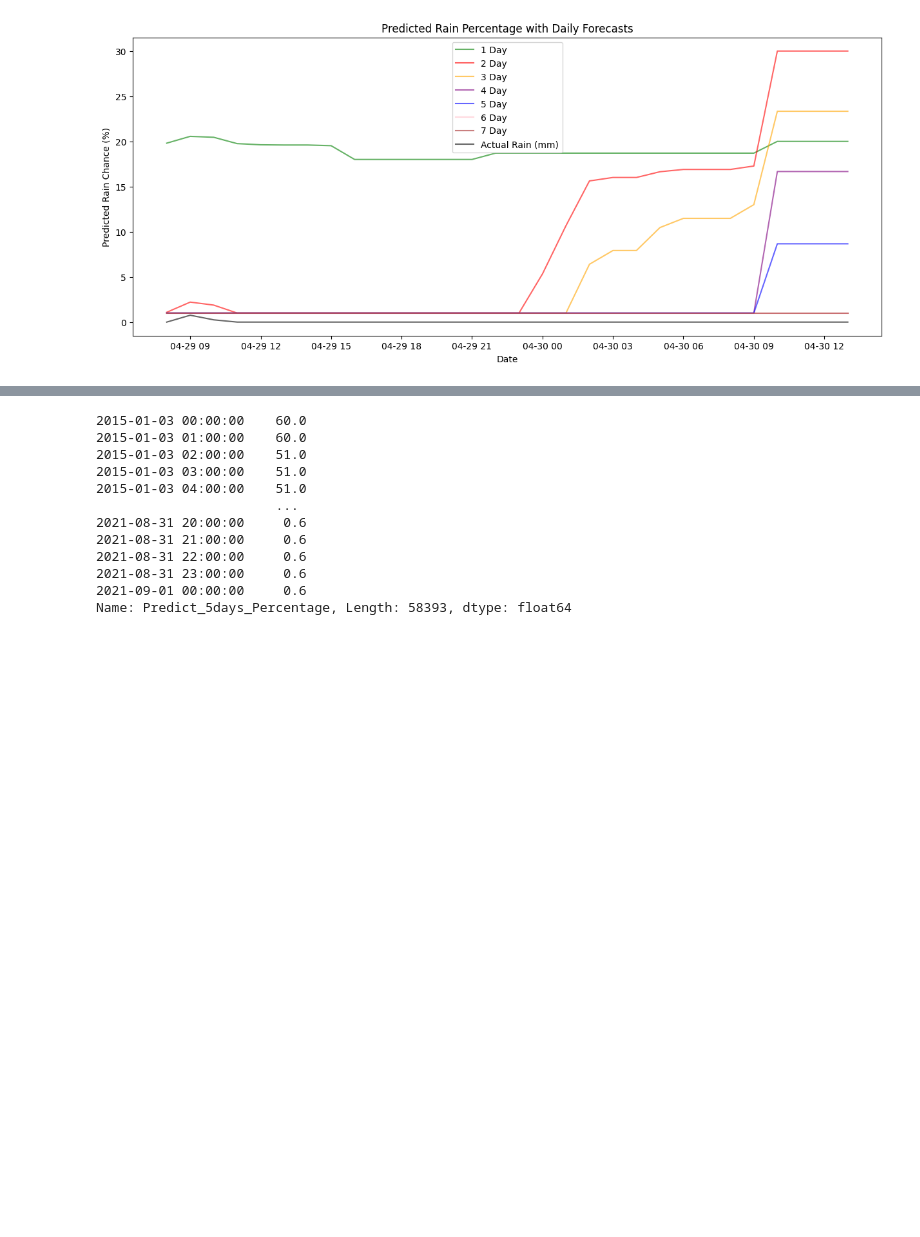
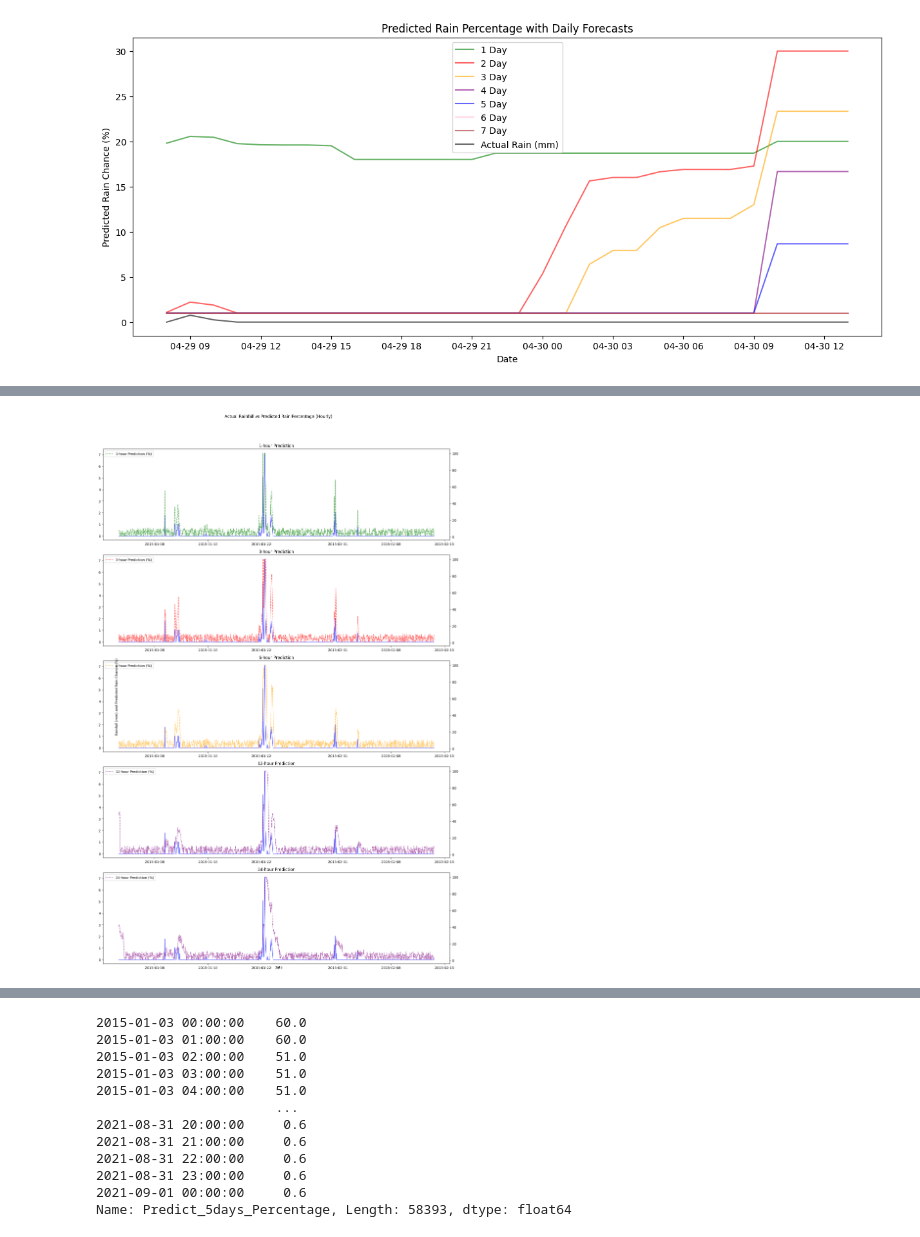
Before and after one commit to kiat/tx-soil-moisture, a Jupyter notebook: Precipitation-Percentage-Forecasting/precipitation_chance_calculator.ipynb, the cells around one changed output, grey strips where cells are left out. Saved outputs shown, nothing was run; the diff lists cells and outputs as text; code cells hidden in the pictures; blank space fills up the shorter version.

```diff
--- a/Precipitation-Percentage-Forecasting/precipitation_chance_calculator.ipynb
+++ b/Precipitation-Percentage-Forecasting/precipitation_chance_calculator.ipynb
@@ -572,3 +685,56 @@ plt.show()
+# %%
+# Select a data chunk
+data_chunk = data.iloc[7:1000]
+
+# Create subplots
+fig, axs = plt.subplots(5, 1, figsize=(15, 24))
+
+# Setting common labels and title
+fig.text(0.5, 0.04, 'Date', ha='center', va='center')
+fig.text(0.06, 0.5, 'Rainfall (mm) and Predicted Rain Chance (%)', ha='center', va='center', rotation='vertical')
+fig.suptitle('Actual Rainfall vs Predicted Rain Percentage (Hourly)')
+
+# Actual Rainfall vs 1-hour Prediction
+axs[0].plot(data_chunk.index, data_chunk['Ppt'], label='Actual Rainfall (mm)', color='blue', alpha=0.6)
+ax1 = axs[0].twinx()
+ax1.plot(data_chunk.index, data_chunk['Predicted_Rain_Next_Hour_1h'], label='1-hour Prediction (%)', color='green', alpha=0.6, linestyle='--')
+axs[0].set_title('1-hour Prediction')
+
+# Actual Rainfall vs 3-hour Prediction
+axs[1].plot(data_chunk.index, data_chunk['Ppt'], label='Actual Rainfall (mm)', color='blue', alpha=0.6)
+ax2 = axs[1].twinx()
+ax2.plot(data_chunk.index, data_chunk['Predicted_Rain_Next_Hour_3h'], label='3-hour Prediction (%)', color='red', alpha=0.6, linestyle='--')
+axs[1].set_title('3-hour Prediction')
+
+# Actual Rainfall vs 6-hour Prediction
+axs[2].plot(data_chunk.index, data_chunk['Ppt'], label='Actual Rainfall (mm)', color='blue', alpha=0.6)
+ax3 = axs[2].twinx()
+ax3.plot(data_chunk.index, data_chunk['Predicted_Rain_Next_Hour_6h'], label='6-hour Prediction (%)', color='orange', alpha=0.6, linestyle='--')
+axs[2].set_title('6-hour Prediction')
+
+# Actual Rainfall vs 12-hour Prediction
+axs[3].plot(data_chunk.index, data_chunk['Ppt'], label='Actual Rainfall (mm)', color='blue', alpha=0.6)
+ax4 = axs[3].twinx()
+ax4.plot(data_chunk.index, data_chunk['Predicted_Rain_Next_Hour_12h'], label='12-hour Prediction (%)', color='purple', alpha=0.6, linestyle='--')
+axs[3].set_title('12-hour Prediction')
+
+axs[4].plot(data_chunk.index, data_chunk['Ppt'], label='Actual Rainfall (mm)', color='blue', alpha=0.6)
+ax5 = axs[4].twinx()
+ax5.plot(data_chunk.index, data_chunk['Predicted_Rain_Next_Hour_24h'], label='24-hour Prediction (%)', color='purple', alpha=0.6, linestyle='--')
+axs[4].set_title('24-hour Prediction')
+
+# Set legends for each subplot
+ax1.legend(loc='upper left')
+ax2.legend(loc='upper left')
+ax3.legend(loc='upper left')
+ax4.legend(loc='upper left')
+ax5.legend(loc='upper left')
+
+# Adjust layout to avoid overlapping elements
+plt.tight_layout(rect=[0, 0.03, 1, 0.95])
+plt.show()
+# %% [output]
+[figure, added]
 # %%
 #max_percentage = data_chunk[['Predict_1days_Percentage', 'Predict_2days_Percentage', 'Predict_5days_Percentage', 'Predict_7days_Percentage']].max().max()
 
```
Also changed, not shown: parts of 15 cells of this notebook, 5 other files.
